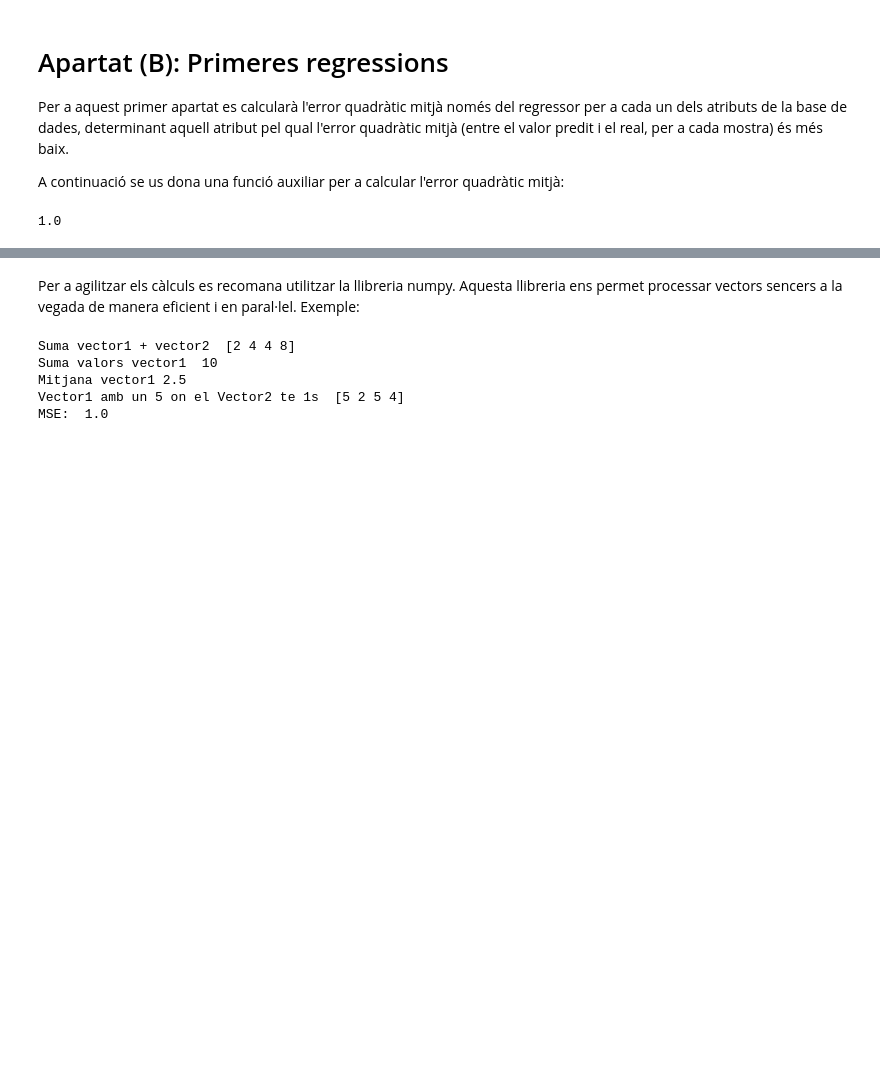
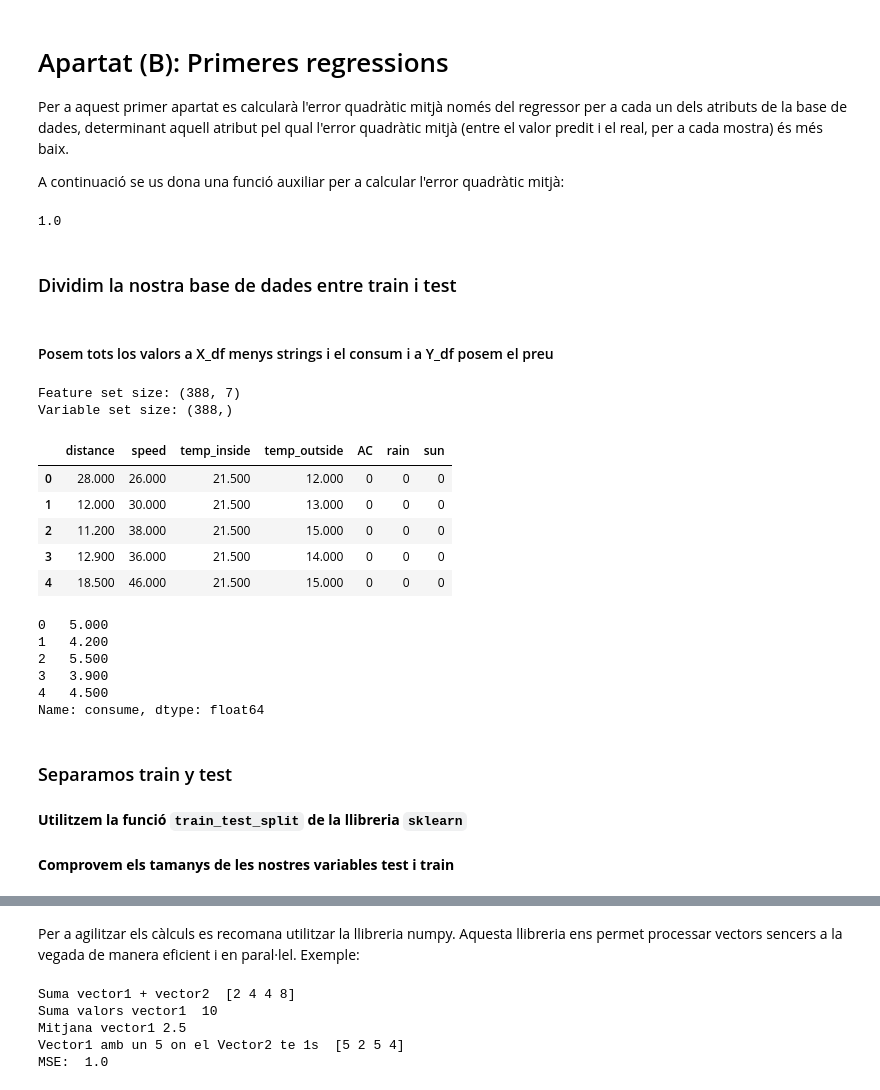
Before and after one commit to TheRospetit/ApC_Practica_1, a Jupyter notebook: Practica1-Regressio-GEI/Practica1-Regressio2022-GEI.ipynb, the cells around one changed output, grey strips where cells are left out. Saved outputs shown, nothing was run; the diff lists cells and outputs as text; code cells hidden in the pictures; blank space fills up the shorter version.

Commit message:
Regresión lineal inicial
Regresión lineal con todos los valores frente al consumo

```diff
--- a/Practica1-Regressio-GEI/Practica1-Regressio2022-GEI.ipynb
+++ b/Practica1-Regressio-GEI/Practica1-Regressio2022-GEI.ipynb
@@ -432,3 +368,5 @@ def mean_squeared_error(y1, y2):
 mean_squeared_error([1,2,3,4], [1,2,1,4])
 # %% [output]
 1.0
+# %% [markdown]
+### Dividim la nostra base de dades entre train i test
@@ -434,0 +376,37 @@ mean_squeared_error([1,2,3,4], [1,2,1,4])
+# %% [markdown]
+#### Posem tots los valors a X_df menys strings i el consum i a Y_df posem el preu
+# %%
+#_______________________________
+# X_df creo que tendría que quitar los valores binarios de ser así en su primer cálculo poner [0:len_feature-3]
+#______________________________
+X_df = df[label_columns[0:len_feature]]
+X_df = X_df.drop('gas_type', axis=1)
+X_df = X_df.drop('consume', axis=1)
+Y_df = df[label_columns[1]]
+print("Feature set size:",X_df.shape)
+print("Variable set size:",Y_df.shape)
+# %% [output]
+Feature set size: (388, 7)
+Variable set size: (388,)
+# %%
+X_df.head()
+# %% [output]
+|  | distance | speed | temp_inside | temp_outside | AC | rain | sun |
+| 0 | 28.000 | 26.000 | 21.500 | 12.000 | 0 | 0 | 0 |
+| 1 | 12.000 | 30.000 | 21.500 | 13.000 | 0 | 0 | 0 |
+| 2 | 11.200 | 38.000 | 21.500 | 15.000 | 0 | 0 | 0 |
+| 3 | 12.900 | 36.000 | 21.500 | 14.000 | 0 | 0 | 0 |
+| 4 | 18.500 | 46.000 | 21.500 | 15.000 | 0 | 0 | 0 |
+# %%
+Y_df.head()
+# %% [output]
+0   5.000
+1   4.200
+2   5.500
+3   3.900
+4   4.500
+Name: consume, dtype: float64
+# %% [markdown]
+### Separamos train y test
+# %% [markdown]
+**Utilitzem la funció `train_test_split` de la llibreria `sklearn`**
@@ -434,0 +417,2 @@ mean_squeared_error([1,2,3,4], [1,2,1,4])
+# %% [markdown]
+**Comprovem els tamanys de les nostres variables test i train**
```
Also changed, not shown: parts of 41 cells of this notebook.
